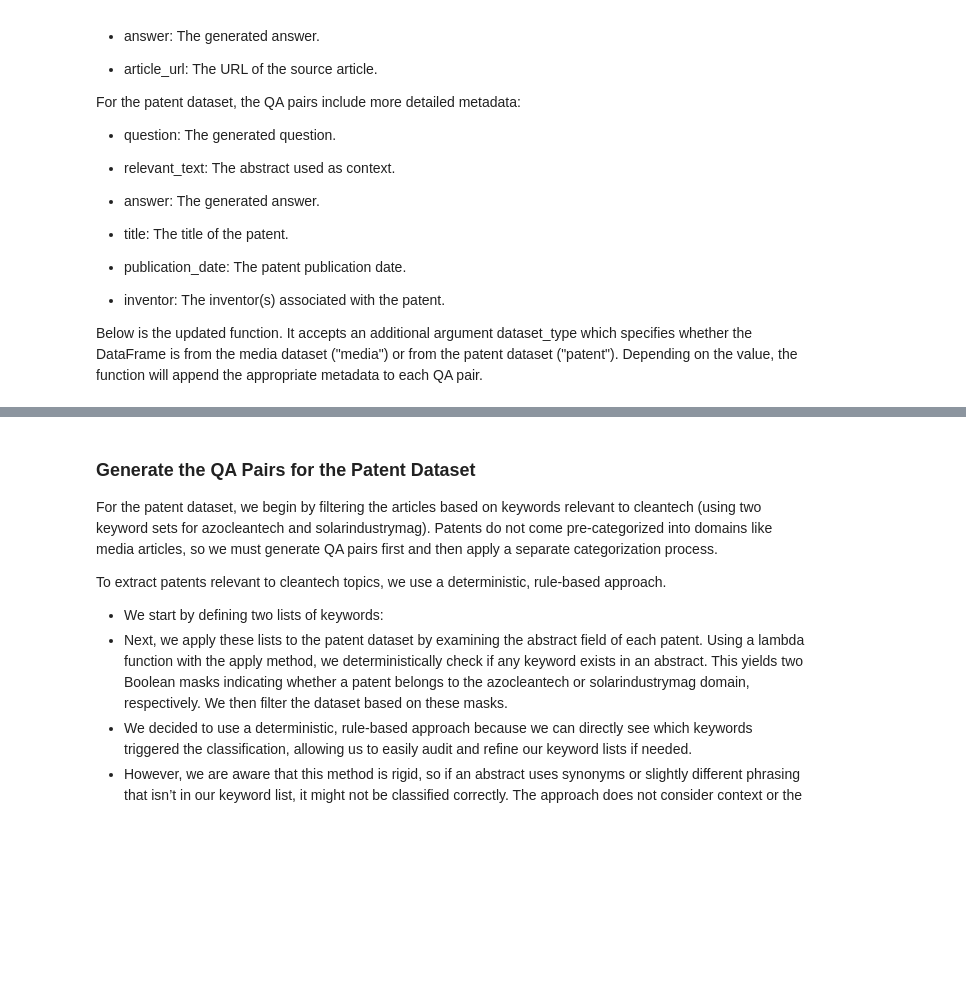
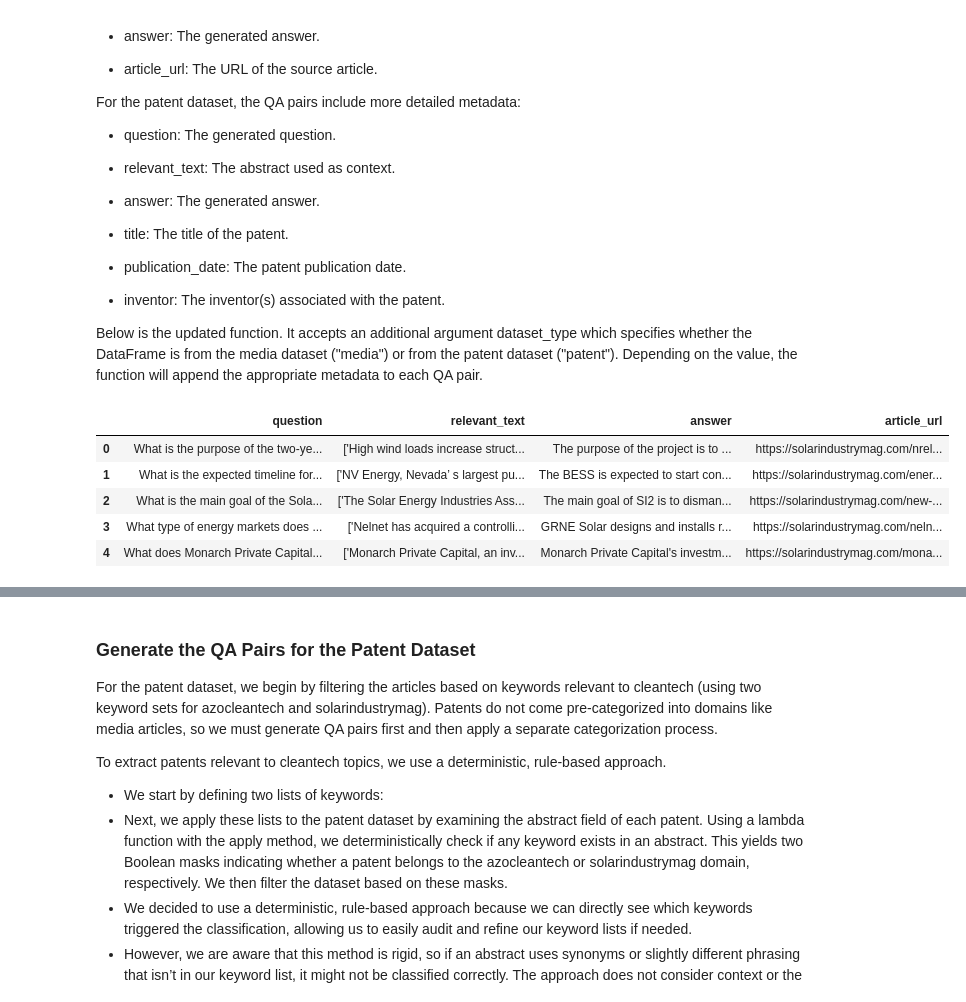
Before and after one commit to tamannaKumavat/SwissText_Shared_Task_2025, a Jupyter notebook: QA_Pairs.ipynb, the cells around one changed output, grey strips where cells are left out. Drawn from its saved outputs; the diff is of its cells as text; code cells hidden in the pictures; blank space fills up the shorter version.

```diff
--- a/QA_Pairs.ipynb
+++ b/QA_Pairs.ipynb
@@ -559,6 +570,15 @@ def generate_qa_pairs(df, target_qa_pairs=43, dataset_type="media"):
     return pd.DataFrame(qa_pairs)
 # %%
 
-paragraphs_solarindustrymag_df = pd.read_csv('paragraphs_solarindustrymag_df.csv')
-solarindustrymag_qa_df = generate_qa_pairs(paragraphs_solarindustrymag_df, target_qa_pairs=300, dataset_type="media")
-solarindustrymag_qa_df.to_csv('solarindustrymag_qa_pairs.csv', index=False)
+# paragraphs_solarindustrymag_df = pd.read_csv('/content/drive/MyDrive/SwissText SharedTask/paragraphs_solarindustrymag_df.csv')
+# solarindustrymag_qa_df = generate_qa_pairs(paragraphs_solarindustrymag_df, target_qa_pairs=300, dataset_type="media")
+# solarindustrymag_qa_df.to_csv('solarindustrymag_qa_pairs.csv', index=False)
+solarindustrymag_qa_df = pd.read_csv("/content/drive/MyDrive/SwissText SharedTask/solarindustrymag_qa_pairs.csv")
+solarindustrymag_qa_df.head()
+# %% [output]
+|  | question | relevant_text | answer | article_url |
+| 0 | What is the purpose of the two-ye... | ['High wind loads increase struct... | The purpose of the project is to ... | https://solarindustrymag.com/nrel... |
+| 1 | What is the expected timeline for... | ['NV Energy, Nevada’ s largest pu... | The BESS is expected to start con... | https://solarindustrymag.com/ener... |
+| 2 | What is the main goal of the Sola... | ['The Solar Energy Industries Ass... | The main goal of SI2 is to disman... | https://solarindustrymag.com/new-... |
+| 3 | What type of energy markets does ... | ['Nelnet has acquired a controlli... | GRNE Solar designs and installs r... | https://solarindustrymag.com/neln... |
+| 4 | What does Monarch Private Capital... | ['Monarch Private Capital, an inv... | Monarch Private Capital's investm... | https://solarindustrymag.com/mona... |
```
Also changed, not shown: parts of 42 cells of this notebook.
